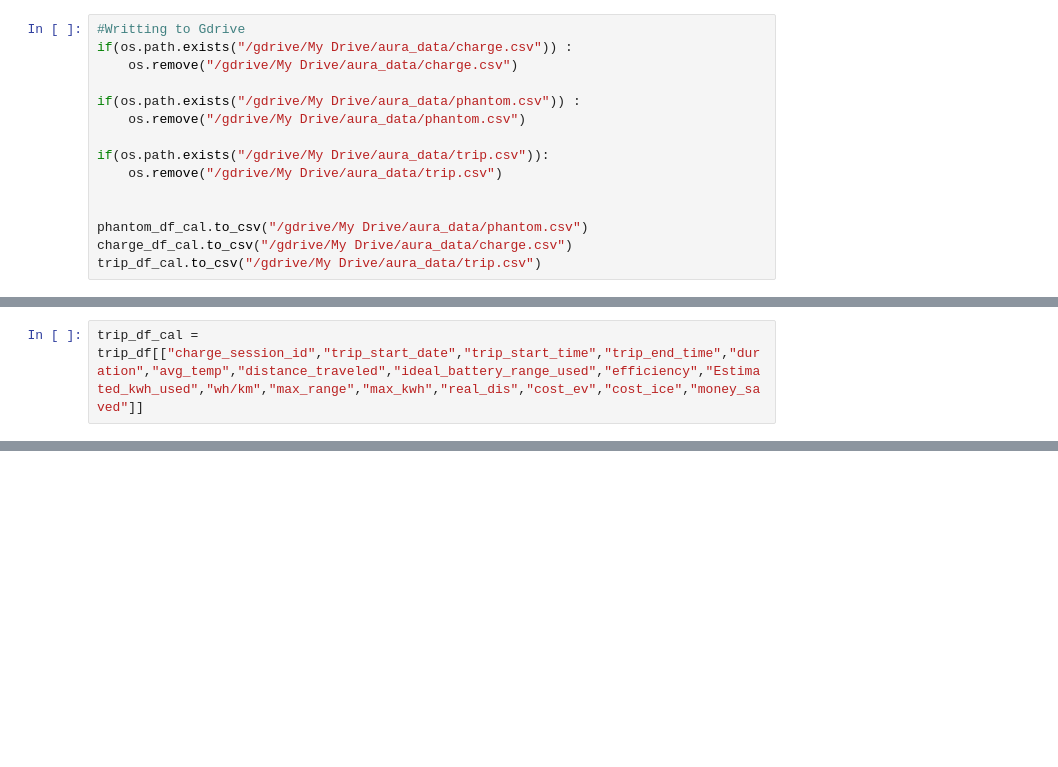
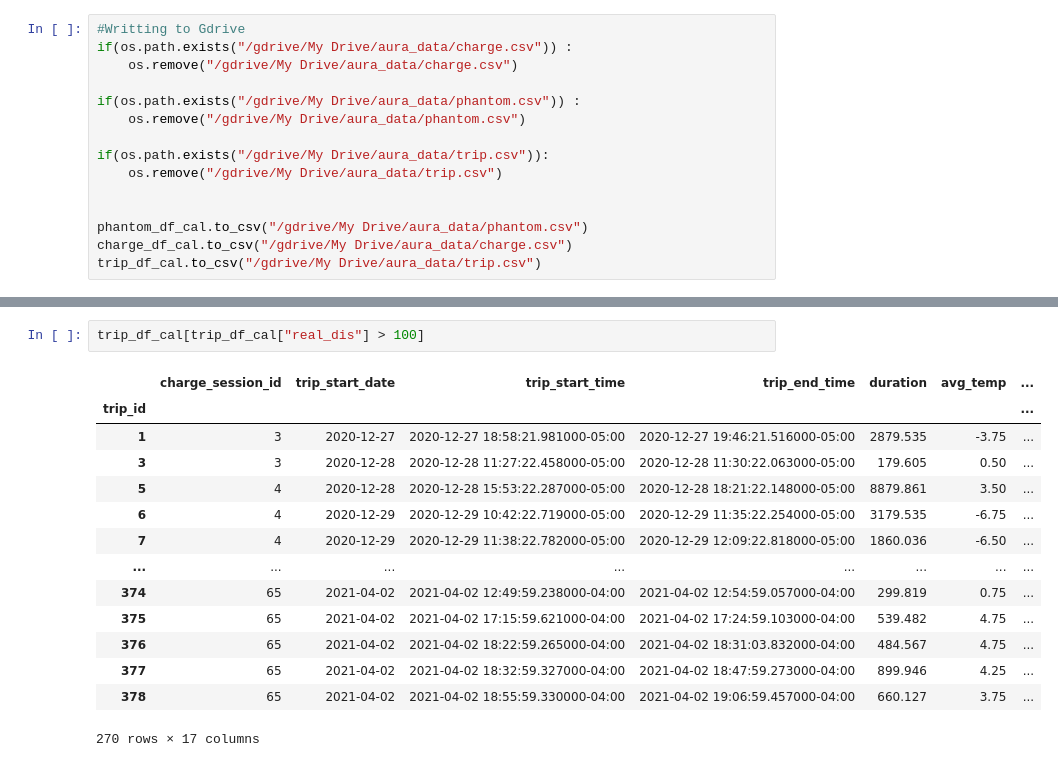
Before and after one commit to nautiyal-sarthak/tesla-dash, a Jupyter notebook: aura.ipynb, the cells around one changed output, grey strips where cells are left out. Cells and saved outputs as stored; diff of their text form; blank space fills up the shorter version.

```diff
--- a/aura.ipynb
+++ b/aura.ipynb
@@ -391,2 +407,0 @@ trip_df
-# %%
-trip_df_cal = trip_df[["charge_session_id","trip_start_date","trip_start_time","trip_end_time","duration","avg_temp","distance_traveled","ideal_battery_range_used","efficiency","Estimated_kwh_used","wh/km","max_range","max_kwh","real_dis","cost_ev","cost_ice","money_saved"]]
@@ -426,0 +425,17 @@ trip_df_cal.fillna(0)
+# %%
+trip_df_cal[trip_df_cal["real_dis"] > 100]
+# %% [output]
+|  | charge_session_id | trip_start_date | trip_start_time | trip_end_time | duration | avg_temp | ... |
+| trip_id |  |  |  |  |  |  | ... |
+| 1 | 3 | 2020-12-27 | 2020-12-27 18:58:21.981000-05:00 | 2020-12-27 19:46:21.516000-05:00 | 2879.535 | -3.75 | ... |
+| 3 | 3 | 2020-12-28 | 2020-12-28 11:27:22.458000-05:00 | 2020-12-28 11:30:22.063000-05:00 | 179.605 | 0.50 | ... |
+| 5 | 4 | 2020-12-28 | 2020-12-28 15:53:22.287000-05:00 | 2020-12-28 18:21:22.148000-05:00 | 8879.861 | 3.50 | ... |
+| 6 | 4 | 2020-12-29 | 2020-12-29 10:42:22.719000-05:00 | 2020-12-29 11:35:22.254000-05:00 | 3179.535 | -6.75 | ... |
+| 7 | 4 | 2020-12-29 | 2020-12-29 11:38:22.782000-05:00 | 2020-12-29 12:09:22.818000-05:00 | 1860.036 | -6.50 | ... |
+| ... | ... | ... | ... | ... | ... | ... | ... |
+| 374 | 65 | 2021-04-02 | 2021-04-02 12:49:59.238000-04:00 | 2021-04-02 12:54:59.057000-04:00 | 299.819 | 0.75 | ... |
+| 375 | 65 | 2021-04-02 | 2021-04-02 17:15:59.621000-04:00 | 2021-04-02 17:24:59.103000-04:00 | 539.482 | 4.75 | ... |
+| 376 | 65 | 2021-04-02 | 2021-04-02 18:22:59.265000-04:00 | 2021-04-02 18:31:03.832000-04:00 | 484.567 | 4.75 | ... |
+| 377 | 65 | 2021-04-02 | 2021-04-02 18:32:59.327000-04:00 | 2021-04-02 18:47:59.273000-04:00 | 899.946 | 4.25 | ... |
+| 378 | 65 | 2021-04-02 | 2021-04-02 18:55:59.330000-04:00 | 2021-04-02 19:06:59.457000-04:00 | 660.127 | 3.75 | ... |
+270 rows × 17 columns
```
Also changed, not shown: parts of 8 cells of this notebook.
